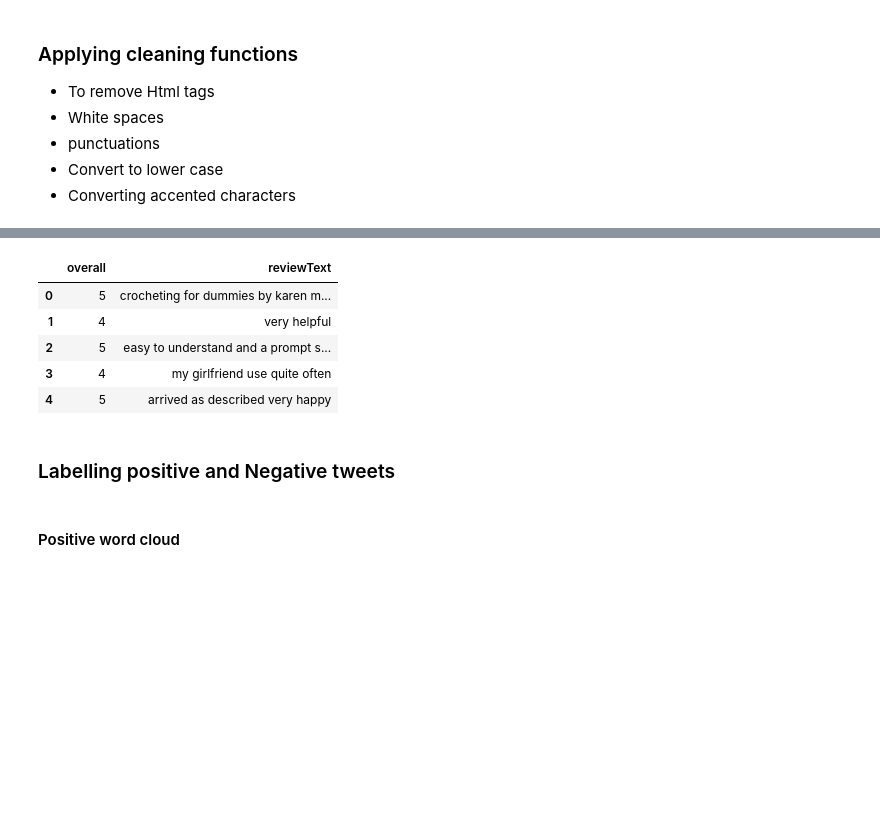
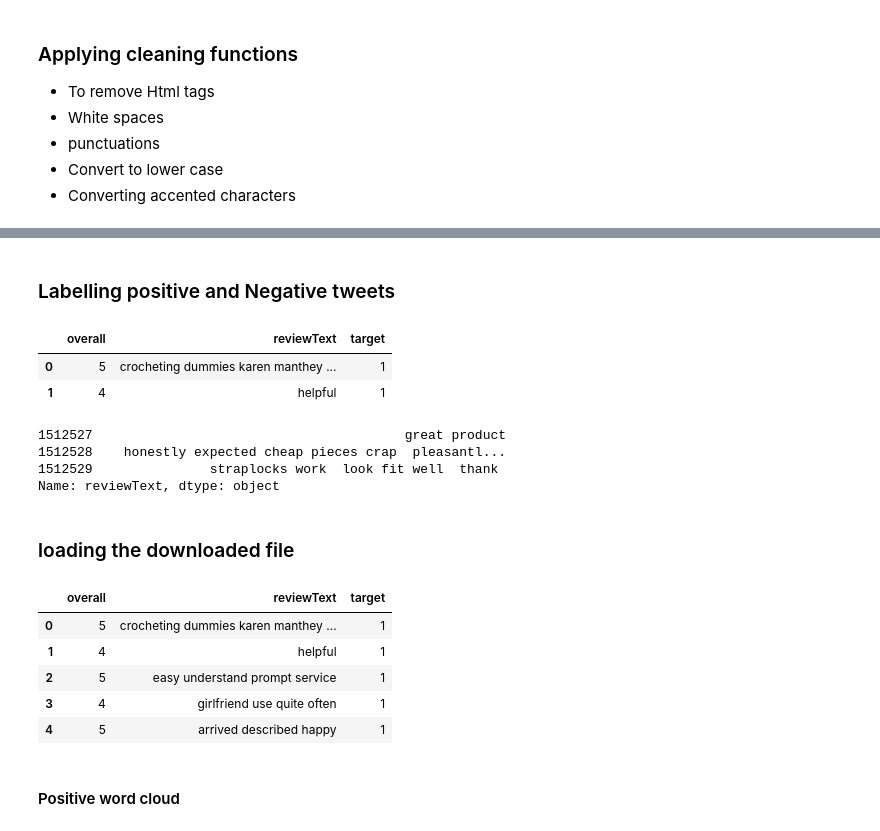
Before and after one commit to Himanshu-Dharma/master-thesis-feature-extraction-and-sentiment-analysis-using-deep-learning, a Jupyter notebook: Thesis_Code.ipynb, the cells around one changed output, grey strips where cells are left out. Drawn from its saved outputs; the diff is of its cells as text; code cells hidden in the pictures; blank space fills up the shorter version.

```diff
--- a/Thesis_Code.ipynb
+++ b/Thesis_Code.ipynb
@@ -420,9 +394,0 @@ See the caveats in the documentation: https://pandas.pydata.org/pandas-docs/stab
-# %%
-df_pre.head()
-# %% [output]
-|  | overall | reviewText |
-| 0 | 5 | crocheting for dummies by karen m... |
-| 1 | 4 | very helpful |
-| 2 | 5 | easy to understand and a prompt s... |
-| 3 | 4 | my girlfriend use quite often |
-| 4 | 5 | arrived as described very happy |
@@ -429,11 +401,20 @@ df_pre.head()
 # %% [markdown]
 ### Labelling positive and Negative tweets
 # %%
-df_pre["target"] = np.where(df_pre["overall"] > 3, 1, 0)
-df_pre.head(2)
+df_pre2["target"] = np.where(df_pre2["overall"] > 3, 1, 0)
+df_pre2.head(2)
+# %% [output]
+|  | overall | reviewText | target |
+| 0 | 5 | crocheting dummies karen manthey ... | 1 |
+| 1 | 4 | helpful | 1 |
 # %%
 from wordcloud import WordCloud
 # Create new column "Target" that stored 0's or 1's. 0 being Negative, 1 being Positive
-pos = df_pre[df_pre['target']==1]['reviewText']
-neg = df_pre[df_pre['target']==0]['reviewText']
+pos = df_pre2[df_pre2['target']==1]['reviewText']
+neg = df_pre2[df_pre2['target']==0]['reviewText']
 pos.tail(3)
+# %% [output]
+1512527                                        great product
+1512528    honestly expected cheap pieces crap  pleasantl...
+1512529               straplocks work  look fit well  thank
+Name: reviewText, dtype: object
@@ -441,0 +429,2 @@ df_pre.tail(5)
+# %% [markdown]
+### loading the downloaded file
@@ -441,0 +433,9 @@ df_pre.tail(5)
+# %%
+final_df.head()
+# %% [output]
+|  | overall | reviewText | target |
+| 0 | 5 | crocheting dummies karen manthey ... | 1 |
+| 1 | 4 | helpful | 1 |
+| 2 | 5 | easy understand prompt service | 1 |
+| 3 | 4 | girlfriend use quite often | 1 |
+| 4 | 5 | arrived described happy | 1 |
```
Also changed, not shown: parts of 76 cells of this notebook.
